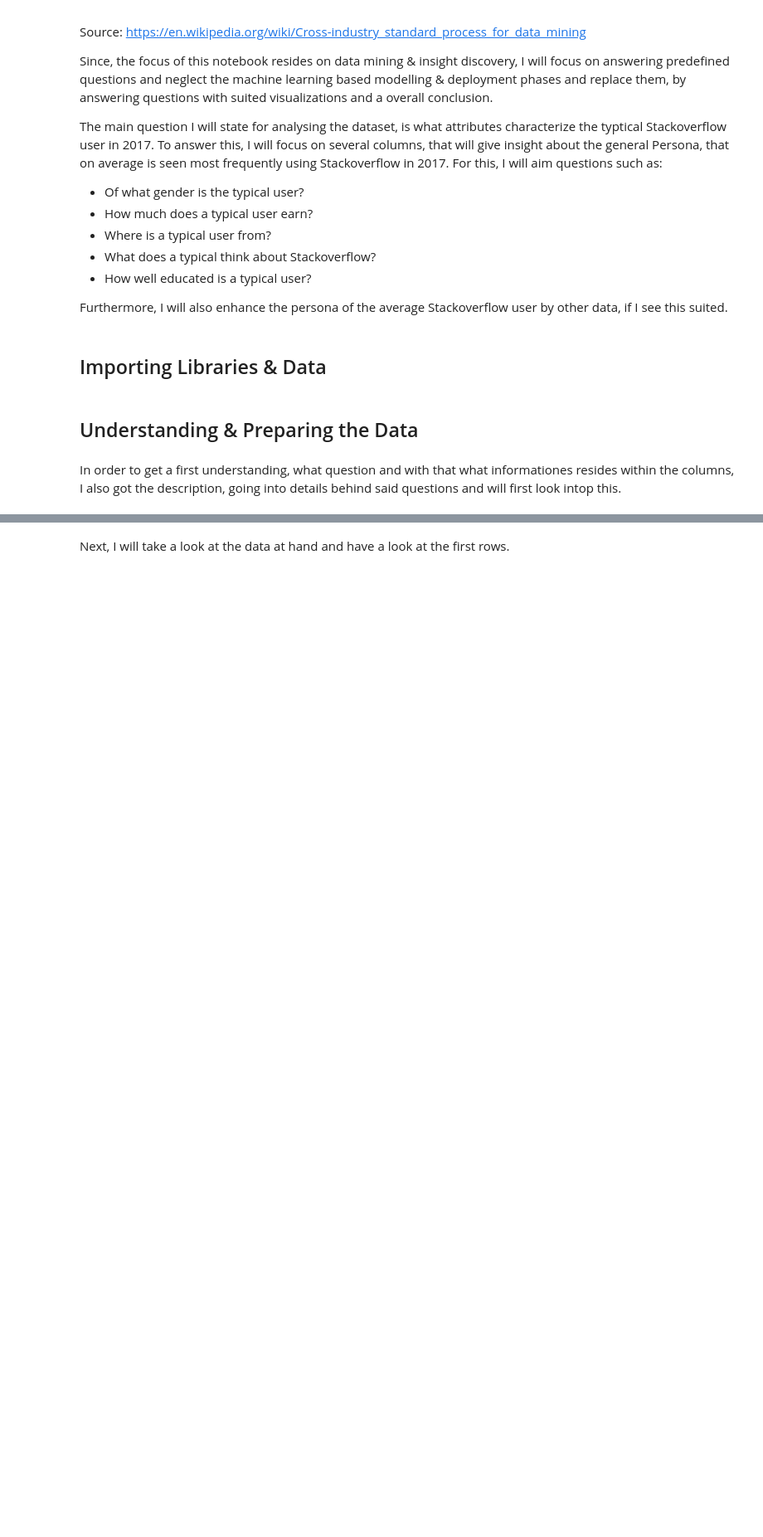
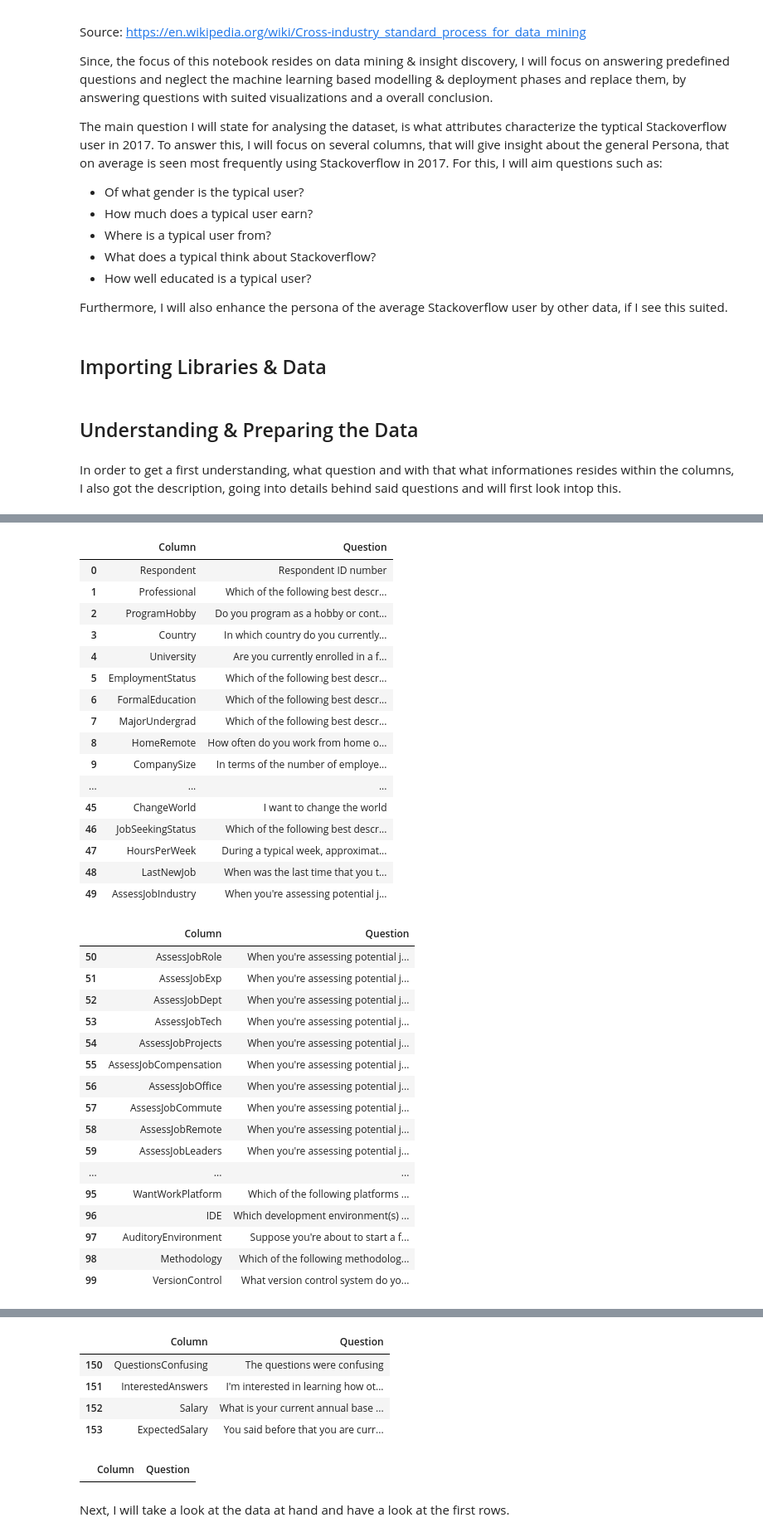
Before and after one commit to MDK1192/Udacity_Blogpost, a Jupyter notebook: Udacity_Create_a_Blogpost.ipynb, the cells around one changed output, grey strips where cells are left out. Shown at 83% size. Saved outputs shown, nothing was run; the diff lists cells and outputs as text; code cells hidden in the pictures; blank space fills up the shorter version.

```diff
--- a/Udacity_Create_a_Blogpost.ipynb
+++ b/Udacity_Create_a_Blogpost.ipynb
@@ -117,0 +80,38 @@ display(df_2017_desc.iloc[151:200,:])
+# %%
+#look at columns description addon
+inspect_data(df_2017_desc, "row", "dataframe")
+# %% [output]
+|  | Column | Question |
+| 0 | Respondent | Respondent ID number |
+| 1 | Professional | Which of the following best descr... |
+| 2 | ProgramHobby | Do you program as a hobby or cont... |
+| 3 | Country | In which country do you currently... |
+| 4 | University | Are you currently enrolled in a f... |
+| 5 | EmploymentStatus | Which of the following best descr... |
+| 6 | FormalEducation | Which of the following best descr... |
+| 7 | MajorUndergrad | Which of the following best descr... |
+| 8 | HomeRemote | How often do you work from home o... |
+| 9 | CompanySize | In terms of the number of employe... |
+| ... | ... | ... |
+| 45 | ChangeWorld | I want to change the world |
+| 46 | JobSeekingStatus | Which of the following best descr... |
+| 47 | HoursPerWeek | During a typical week, approximat... |
+| 48 | LastNewJob | When was the last time that you t... |
+| 49 | AssessJobIndustry | When you're assessing potential j... |
+|  | Column | Question |
+| 50 | AssessJobRole | When you're assessing potential j... |
+| 51 | AssessJobExp | When you're assessing potential j... |
+| 52 | AssessJobDept | When you're assessing potential j... |
+| 53 | AssessJobTech | When you're assessing potential j... |
+| 54 | AssessJobProjects | When you're assessing potential j... |
+| 55 | AssessJobCompensation | When you're assessing potential j... |
+| 56 | AssessJobOffice | When you're assessing potential j... |
+| 57 | AssessJobCommute | When you're assessing potential j... |
+| 58 | AssessJobRemote | When you're assessing potential j... |
+| 59 | AssessJobLeaders | When you're assessing potential j... |
+| ... | ... | ... |
+| 95 | WantWorkPlatform | Which of the following platforms ... |
+| 96 | IDE | Which development environment(s) ... |
+| 97 | AuditoryEnvironment | Suppose you're about to start a f... |
+| 98 | Methodology | Which of the following methodolog... |
+| 99 | VersionControl | What version control system do yo... |
@@ -118,2 +135,8 @@ display(df_2017_desc.iloc[151:200,:])
+|  | Column | Question |
+| 150 | QuestionsConfusing | The questions were confusing |
+| 151 | InterestedAnswers | I'm interested in learning how ot... |
+| 152 | Salary | What is your current annual base ... |
+| 153 | ExpectedSalary | You said before that you are curr... |
+|  | Column | Question |
 # %% [markdown]
 Next, I will take a look at the data at hand and have a look at the first rows.
```
Also changed, not shown: parts of 11 cells of this notebook.
